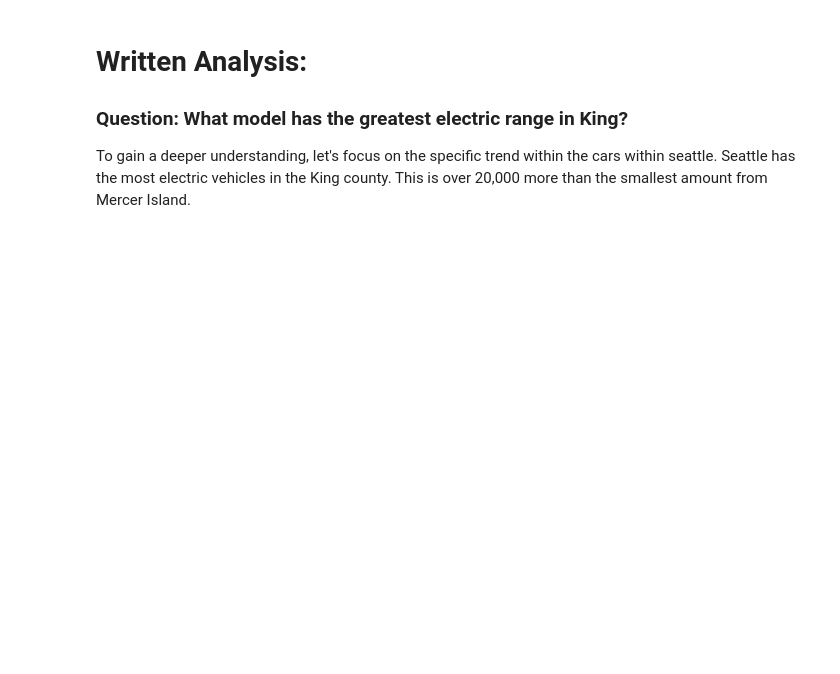
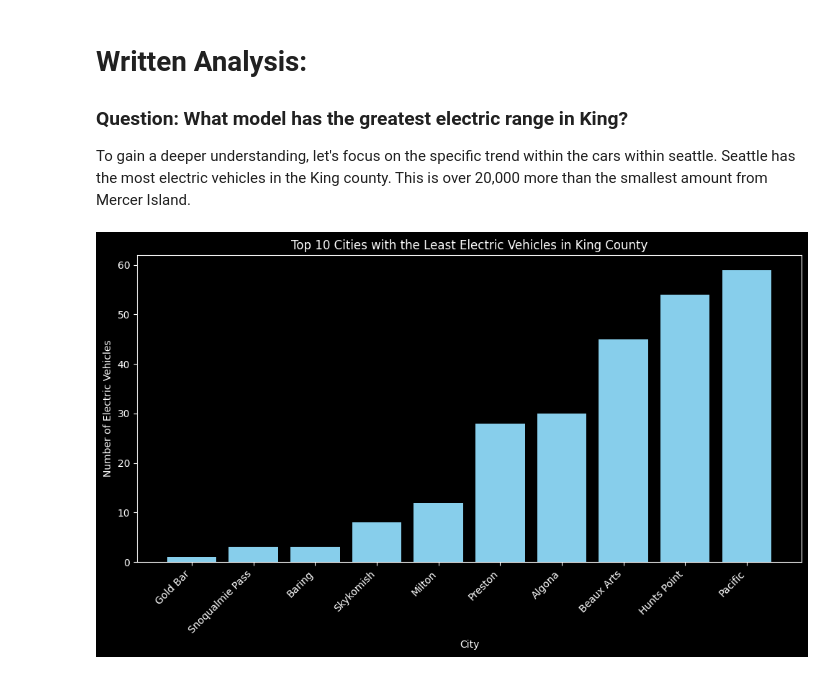
Before and after one commit to theylovecjawn/unit-2, a Jupyter notebook: electricveh.ipynb, the cells around one changed output. Cells and saved outputs as stored; diff of their text form; code cells hidden in the pictures; blank space fills up the shorter version.

```diff
--- a/electricveh.ipynb
+++ b/electricveh.ipynb
@@ -64,3 +64,18 @@ plt.show()#display the plot
 ### Question: What model has the greatest electric range in King?
 
 To gain a deeper understanding, let's focus on the specific trend within the cars within seattle. Seattle has the most electric vehicles in the King county. This is over 20,000 more than the smallest amount from Mercer Island.
+# %%
+city_population_least = city_pop.sort_values(by='Electric Vehicles', ascending=True)
+# Sorts cities by the number of electric vehicles in ascending order
+
+plt.style.use('dark_background')
+plt.figure(figsize=(10, 6))
+plt.bar(city_population_least['City'][:10], city_population_least['Electric Vehicles'][:10], color='skyblue') # Changed color for distinction
+plt.xlabel('City')
+plt.ylabel('Number of Electric Vehicles')
+plt.title('Top 10 Cities with the Least Electric Vehicles in King County')
+plt.xticks(rotation=45, ha='right')
+plt.tight_layout()
+plt.show()
+# %% [output]
+[figure, added]
```
Also changed, not shown: parts of 5 cells of this notebook.
